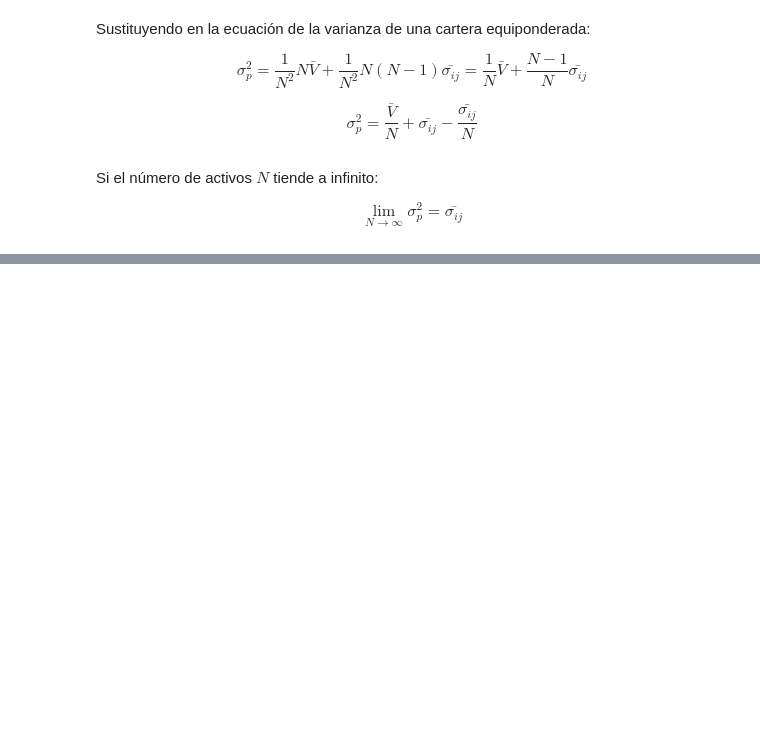
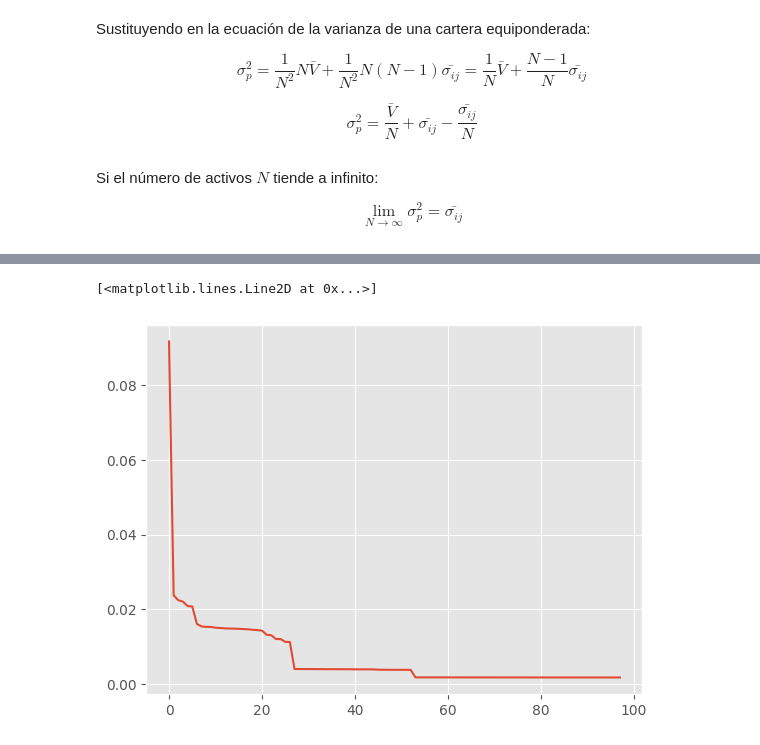
Before and after one commit to alfonso-santos/Python-aplicado-gestion-carteras, a Jupyter notebook: source/cartera-dos-activos.ipynb, the cells around one changed output, grey strips where cells are left out. Cells and saved outputs as stored; diff of their text form; code cells hidden in the pictures; blank space fills up the shorter version.

```diff
--- a/source/cartera-dos-activos.ipynb
+++ b/source/cartera-dos-activos.ipynb
@@ -312,0 +358,19 @@ $$\lim_{N \to \infty} \sigma_p^2= \bar{\sigma_{ij}} $$
+# %%
+
+corr_mat = retornos_df.corr()
+corr_sums = corr_mat.sum(axis=0)
+sorted_columns = corr_sums.sort_values(ascending=True).index.tolist()
+retornos_sorted_df = retornos_df[sorted_columns]
+# %%
+var_min_lst = []
+pesos_lst = []
+for i in range(num_act-2):
+    tmp_data = retornos_sorted_df.iloc[:, :i+2]
+    var_min, pesos = calc_port_min_var(tmp_data)
+    var_min_lst.append(var_min)
+    pesos_lst.append(pesos)
+# %%
+plt.plot(var_min_lst)
+# %% [output]
+[<matplotlib.lines.Line2D at 0x...>]
+[figure, added]
```
Also changed, not shown: parts of 12 cells of this notebook, 1 other file.
